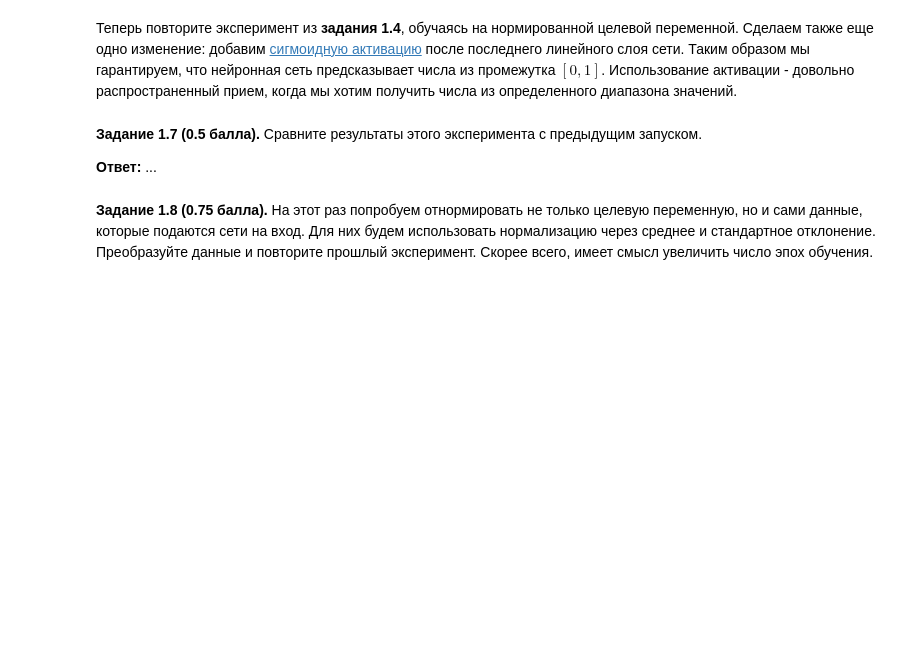
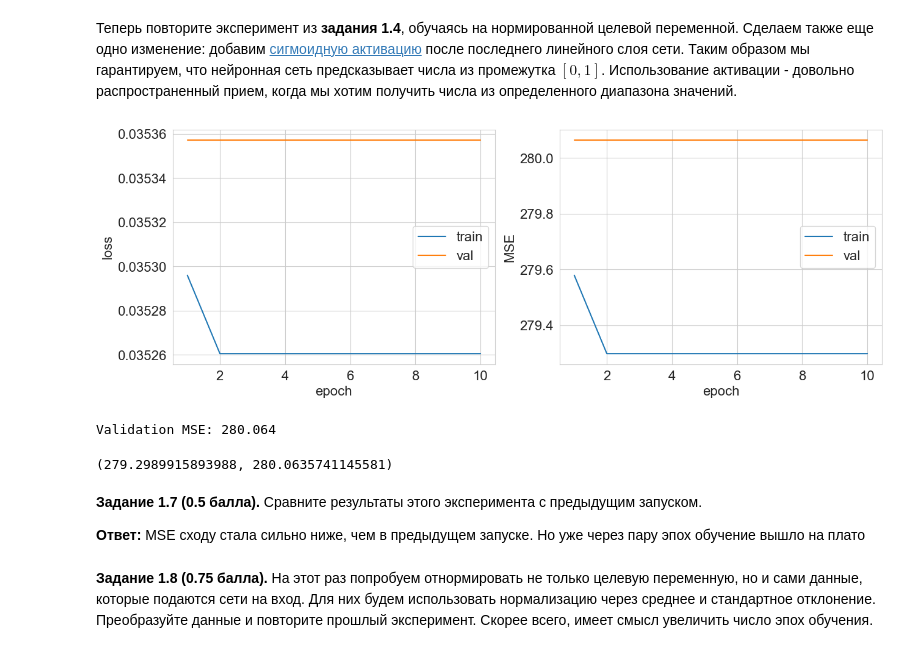
Before and after one commit to maximozerov/mlds-dl-course, a Jupyter notebook: HWs/shw-01-mlp-light.ipynb, the cells around one changed output. Cells and saved outputs as stored; diff of their text form; code cells hidden in the pictures; blank space fills up the shorter version.

```diff
--- a/HWs/shw-01-mlp-light.ipynb
+++ b/HWs/shw-01-mlp-light.ipynb
@@ -354,27 +393,71 @@ Validation MSE: 190.512
 # %% [markdown]
 **Задание 1.6 (0.75 балла).** Начнем с того, что попробуем отнормировать целевую переменную. Для этого воспользуемся min-max нормализацией, чтобы целевая переменная принимала значения от 0 до 1. Реализуйте функции `normalize` и `denormalize`, которые, соответственно, нормируют целевую переменную и применяют обратное преобразование. Минимум и максимум оцените по обучающей выборке (то есть эти константы должны быть фиксированными и не зависеть от передаваемой выборки).
 # %%
+y_min = y_train_encoded.min()
+y_max = y_train_encoded.max()
+
 def normalize(sample):
     '''
     Min-max normalization to convert sample to [0, 1] range
     '''
     # YOUR CODE HERE (－.－)...zzzZZZzzzZZZ
-    pass
+    return (sample - y_min) / (y_max - y_min)
 
 def denormalize(sample):
     '''
     Denormalize sample from [0, 1] to initial range
     '''
     # YOUR CODE HERE (－.－)...zzzZZZzzzZZZ
-    pass
+    return sample * (y_max - y_min) + y_min
 # %% [markdown]
 Теперь повторите эксперимент из **задания 1.4**, обучаясь на нормированной целевой переменной. Сделаем также еще одно изменение: добавим [сигмоидную активацию](https://pytorch.org/docs/stable/generated/torch.nn.Sigmoid.html) после последнего линейного слоя сети. Таким образом мы гарантируем, что нейронная сеть предсказывает числа из промежутка $[0, 1]$. Использование активации - довольно распространенный прием, когда мы хотим получить числа из определенного диапазона значений.
 # %%
 # YOUR CODE HERE (－.－)...zzzZZZzzzZZZ
+# %%
+class SimpleNetRegSM(nn.Module):
+    def __init__(self, num_hidden=128):
+        super().__init__()
+        self.layers = nn.Sequential(
+            nn.Linear(90, num_hidden),
+            nn.ReLU(),
+            nn.Linear(num_hidden, 1, bias=False),
+            nn.Sigmoid()
+            )
+
+    def forward(self, x):
+        return self.layers(x)
+# %%
+train_set = TensorDataset(torch.from_numpy(X_train).to(torch.float32),
+                          torch.from_numpy(normalize(y_train_encoded)).reshape(-1, 1).to(torch.float32))
+val_set = TensorDataset(torch.from_numpy(X_val).to(torch.float32),
+                        torch.from_numpy(normalize(y_val_encoded)).reshape(-1, 1).to(torch.float32))
+
+train_loader = DataLoader(train_set, batch_size=64, shuffle=True, num_workers=4)
+val_loader = DataLoader(val_set, batch_size=64, shuffle=False, num_workers=4)
+# %%
+simpleNet = SimpleNetRegSM(num_hidden=128).to(device)
+optimizer = torch.optim.SGD(simpleNet.parameters(), lr=1e-2)
+criterion = nn.MSELoss().to(device)
+metric = lambda y_true, y_pred: mean_squared_error(denormalize(y_true).cpu(), denormalize(y_pred).cpu())
+
+EPOCHS = 10
+# %%
+train_and_validate(simpleNet,
+                   optimizer,
+                   criterion,
+                   metric,
+                   train_loader,
+                   val_loader,
+                   EPOCHS,
+                   device)
+# %% [output]
+[figure, added]
+Validation MSE: 280.064
+(279.2989915893988, 280.0635741145581)
 # %% [markdown]
 **Задание 1.7 (0.5 балла).** Сравните результаты этого эксперимента с предыдущим запуском.
 
-**Ответ:** ...
+**Ответ:** MSE сходу стала сильно ниже, чем в предыдущем запуске. Но уже через пару эпох обучение вышло на плато
 # %% [markdown]
 **Задание 1.8 (0.75 балла).** На этот раз попробуем отнормировать не только целевую переменную, но и сами данные, которые подаются сети на вход. Для них будем использовать нормализацию через среднее и стандартное отклонение. Преобразуйте данные и повторите прошлый эксперимент. Скорее всего, имеет смысл увеличить число эпох обучения.
 # %%
```
Also changed, not shown: parts of 59 cells of this notebook.
